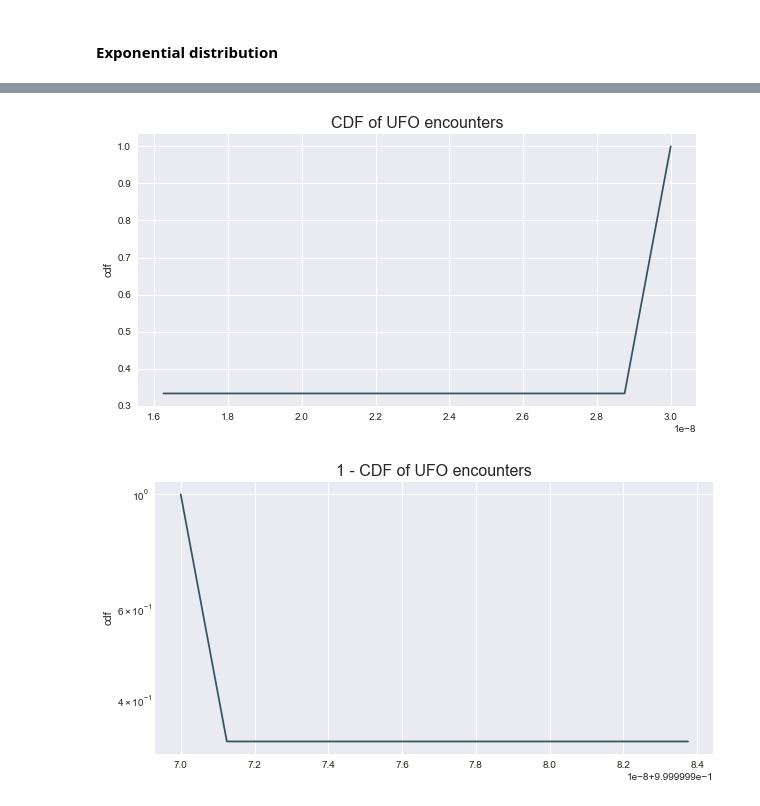
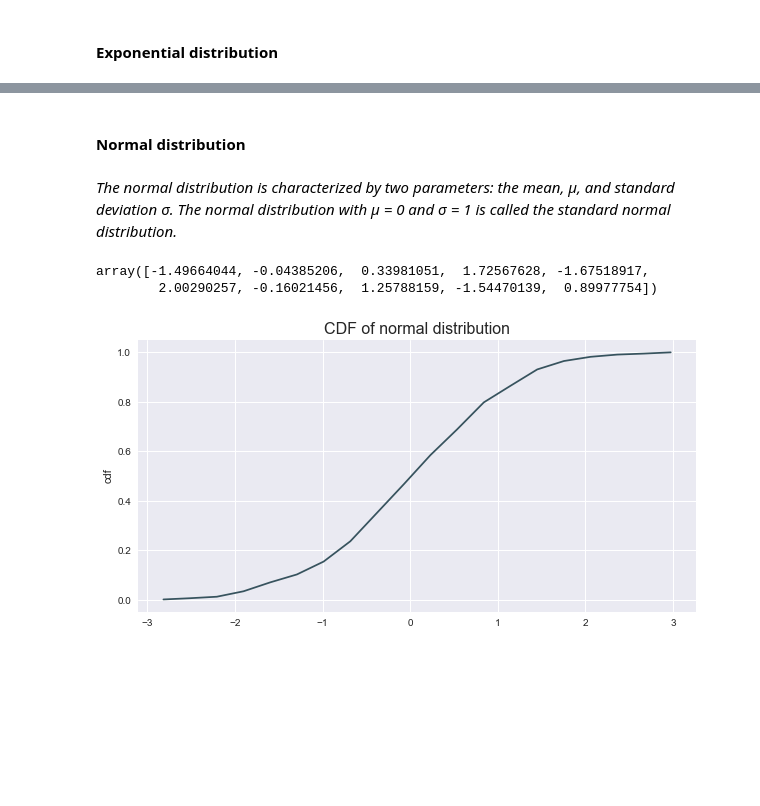
Before and after one commit to dorotamierzwa/Data-analysis-projects, a Jupyter notebook: Statistics/Think stats based exercises.ipynb, the cells around one changed output, grey strips where cells are left out. Drawn from its saved outputs; the diff is of its cells as text; code cells hidden in the pictures; blank space fills up the shorter version.

Commit message:
exponential and normal distributions

```diff
--- a/Statistics/Think stats based exercises.ipynb
+++ b/Statistics/Think stats based exercises.ipynb
@@ -440,22 +427,19 @@ df_ufo['diffs'] = df_ufo['diffs'].astype('timedelta64[s]')
+# %% [markdown]
+#### Normal distribution
+# %% [markdown]
+*The normal distribution is characterized by two parameters: the mean, μ, and standard deviation σ. The normal distribution with μ = 0 and σ = 1 is called the standard normal distribution.*
+# %%
+x = np.random.normal(size=1000)
+x[:10]
+# %% [output]
+array([-1.49664044, -0.04385206,  0.33981051,  1.72567628, -1.67518917,
+        2.00290257, -0.16021456,  1.25788159, -1.54470139,  0.89977754])
 # %%
-num_bins = 12
-counts, bin_edges = np.histogram(df_beer['time'][1:], bins=num_bins, density=True)
+counts, bin_edges = np.histogram(x, bins=20, density=False)
 cdf = np.cumsum(counts)
 fig, ax = plt.subplots(figsize=(10,5))
 plt.plot(bin_edges[1:], cdf/cdf[-1])
 ax.set_ylabel('cdf')
-plt.title('CDF of UFO encounters', fontsize=16);
+plt.title('CDF of normal distribution', fontsize=16);
 # %% [output]
-[figure, old version]
+[figure, new version]
-# %%
-num_bins = 12
-counts, bin_edges = np.histogram(df_beer['time'][1:], bins=num_bins, density=True)
-cdf = np.cumsum(counts)
-fig, ax = plt.subplots(figsize=(10,5))
-x = np.subtract(1, bin_edges[1:])
-plt.plot(x, cdf/cdf[-1])
-plt.yscale('log')
-ax.set_ylabel('cdf')
-plt.title('1 - CDF of UFO encounters', fontsize=16);
-# %% [output]
-[figure, removed]
```
Also changed, not shown: parts of 29 cells of this notebook.
